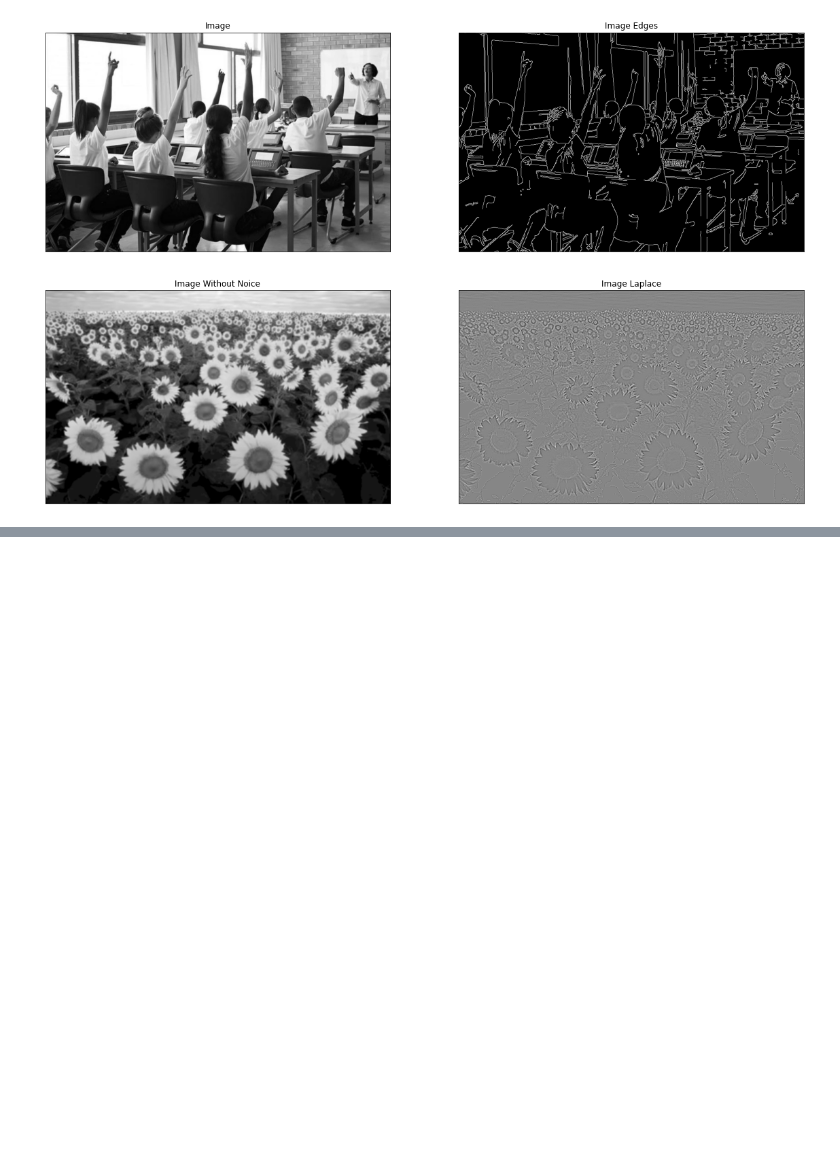
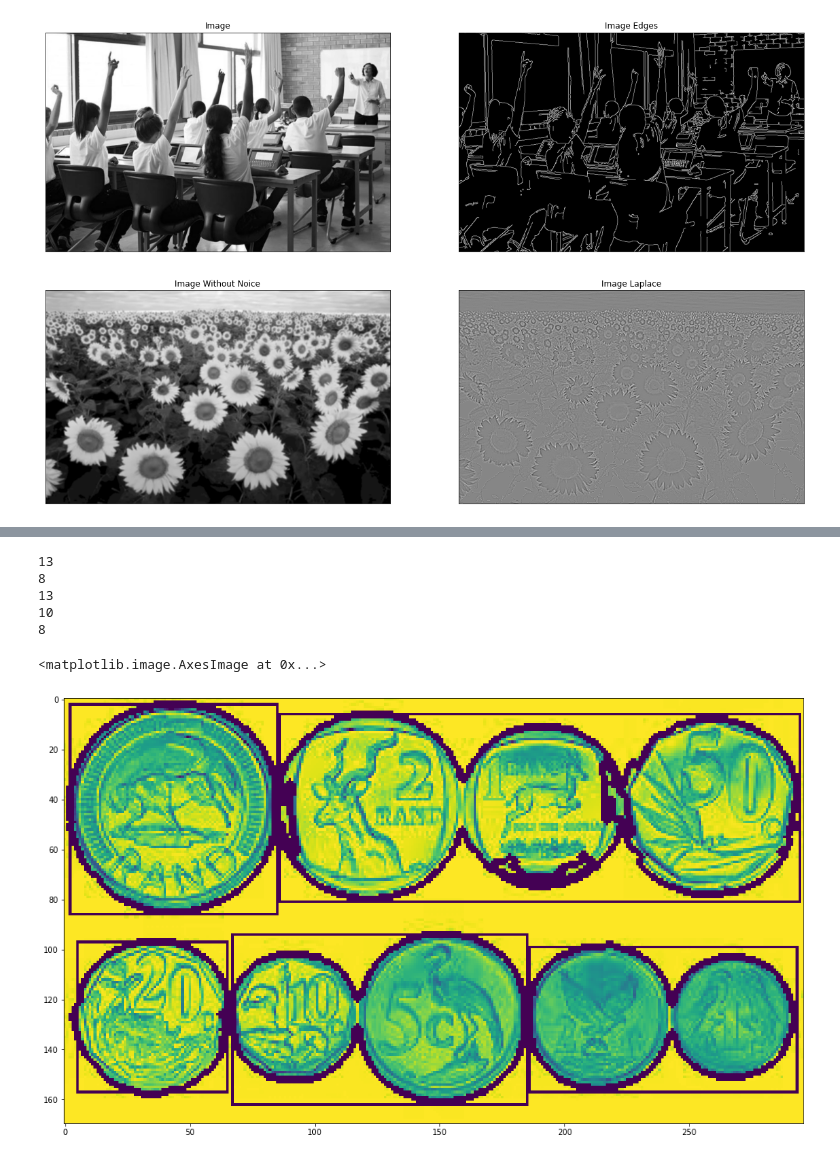
Before and after one commit to Travellerinfinity/Research-Project-A, a Jupyter notebook: blog_detection.ipynb, the cells around one changed output, grey strips where cells are left out. Saved outputs shown, nothing was run; the diff lists cells and outputs as text; code cells hidden in the pictures; blank space fills up the shorter version.

```diff
--- a/blog_detection.ipynb
+++ b/blog_detection.ipynb
@@ -60,0 +108,34 @@ plt.show()
+# %%
+"""def get_countours(img,imgContour):
+    contours, hierarchy = cv2.findContours(img, cv2.RETR_EXTERNAL, cv2.CHAIN_APPROX_NONE)
+    cv2.drawContours(imgContour, contours, -1, (255,255,0), 3)
+"""
+imageContour = image4.copy()
+
+def get_countours(img,imgContour):
+    contours, hierarchy = cv2.findContours(img, cv2.RETR_EXTERNAL, cv2.CHAIN_APPROX_NONE)
+
+    for cnt in contours:
+        area = cv2.contourArea(cnt)
+        if area > 500:
+            cv2.drawContours(imgContour, cnt, -1, (0,0,255), 2)
+            perimeter = cv2.arcLength(cnt,True)
+            approx = cv2.approxPolyDP(cnt, 0.02*perimeter, True)
+            print(len(approx))
+            x_, y_, w, h = cv2.boundingRect(approx)
+            cv2.rectangle(imgContour, (x_,y_), (x_ + w,y_ + h), (0,255,0), 1)
+
+
+
+get_countours(imgdil,imageContour)
+
+plt.figure(figsize=(20,10))
+plt.imshow(imageContour)
+# %% [output]
+13
+8
+13
+10
+8
+<matplotlib.image.AxesImage at 0x...>
+[figure, added]
```
Also changed, not shown: parts of 6 cells of this notebook, 9 other files.
